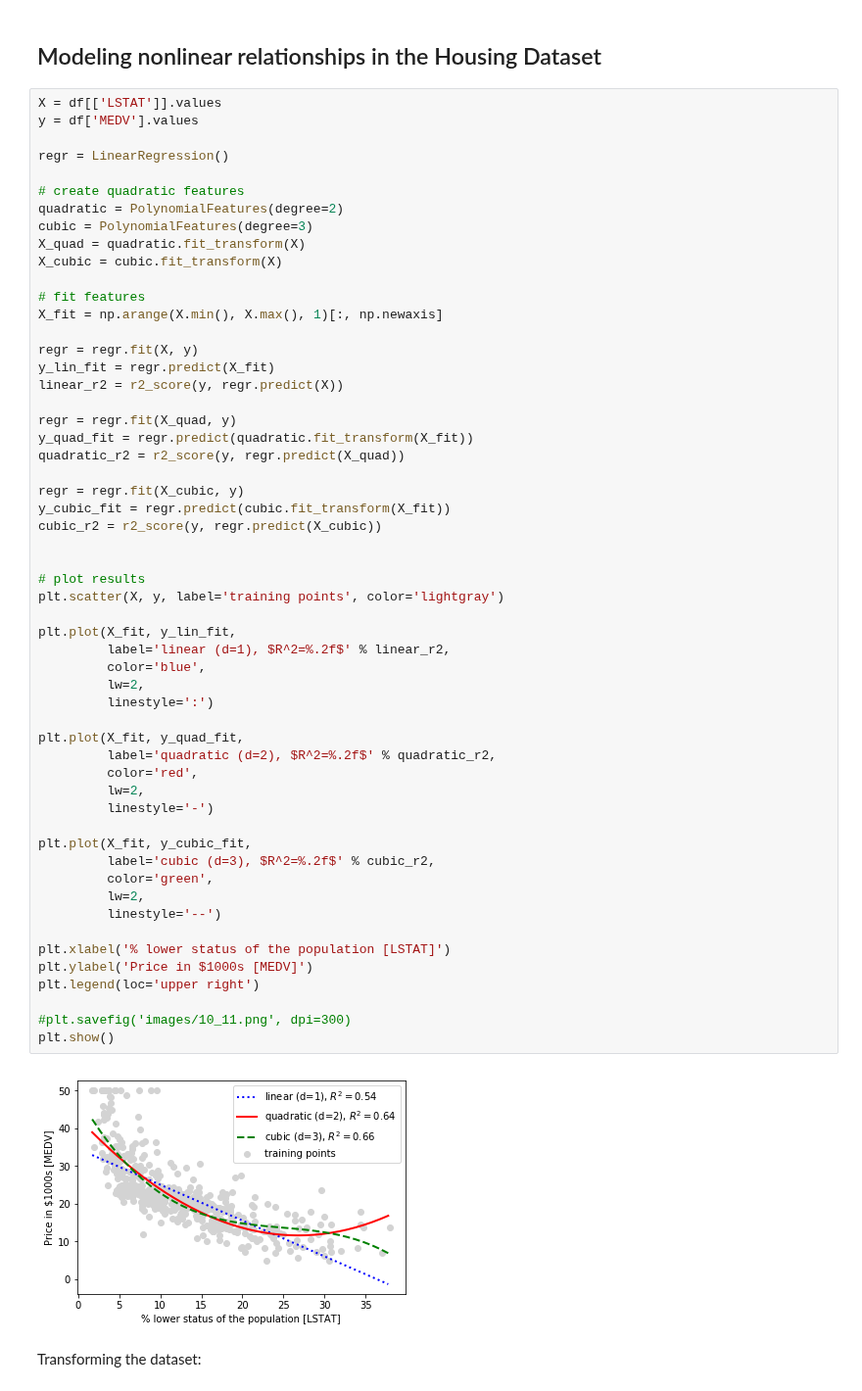
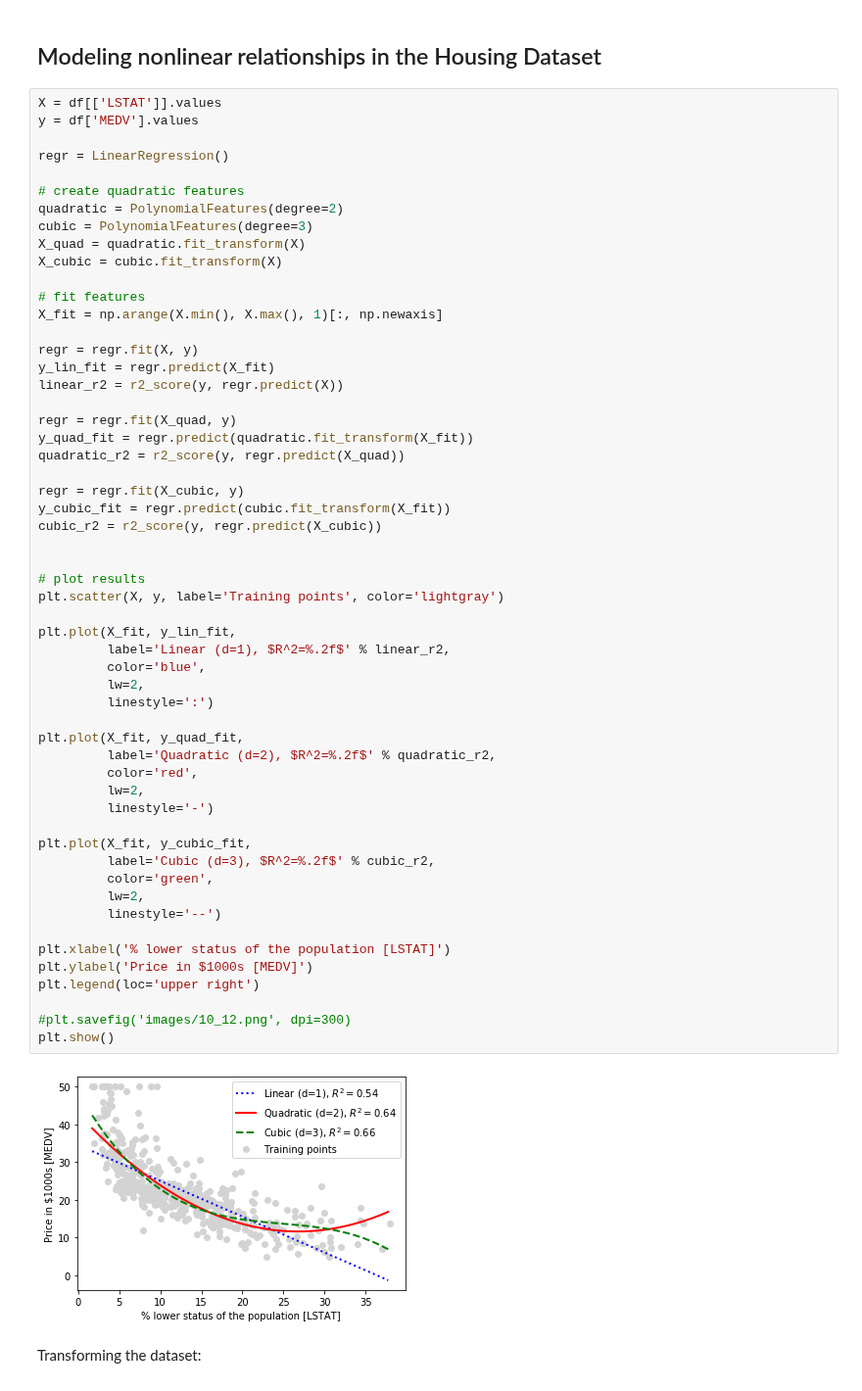
Before and after one commit to rasbt/python-machine-learning-book-3rd-edition, a Jupyter notebook: ch10/ch10.ipynb, the cells around one changed output. Shown at 98% size. Cells and saved outputs as stored; diff of their text form.

```diff
--- a/ch10/ch10.ipynb
+++ b/ch10/ch10.ipynb
@@ -536,39 +536,39 @@ y_quad_fit = regr.predict(quadratic.fit_transform(X_fit))
 quadratic_r2 = r2_score(y, regr.predict(X_quad))
 
 regr = regr.fit(X_cubic, y)
 y_cubic_fit = regr.predict(cubic.fit_transform(X_fit))
 cubic_r2 = r2_score(y, regr.predict(X_cubic))
 
 
 # plot results
-plt.scatter(X, y, label='training points', color='lightgray')
+plt.scatter(X, y, label='Training points', color='lightgray')
 
 plt.plot(X_fit, y_lin_fit,
-         label='linear (d=1), $R^2=%.2f$' % linear_r2,
+         label='Linear (d=1), $R^2=%.2f$' % linear_r2,
          color='blue',
          lw=2,
          linestyle=':')
 
 plt.plot(X_fit, y_quad_fit,
-         label='quadratic (d=2), $R^2=%.2f$' % quadratic_r2,
+         label='Quadratic (d=2), $R^2=%.2f$' % quadratic_r2,
          color='red',
          lw=2,
          linestyle='-')
 
 plt.plot(X_fit, y_cubic_fit,
-         label='cubic (d=3), $R^2=%.2f$' % cubic_r2,
+         label='Cubic (d=3), $R^2=%.2f$' % cubic_r2,
          color='green',
          lw=2,
          linestyle='--')
 
 plt.xlabel('% lower status of the population [LSTAT]')
 plt.ylabel('Price in $1000s [MEDV]')
 plt.legend(loc='upper right')
 
-#plt.savefig('images/10_11.png', dpi=300)
+#plt.savefig('images/10_12.png', dpi=300)
 plt.show()
 # %% [output]
-[figure, old version]
+[figure, new version]
 # %% [markdown]
 Transforming the dataset:
 # %%
```
Also changed, not shown: parts of 16 cells of this notebook, 30 other files.
